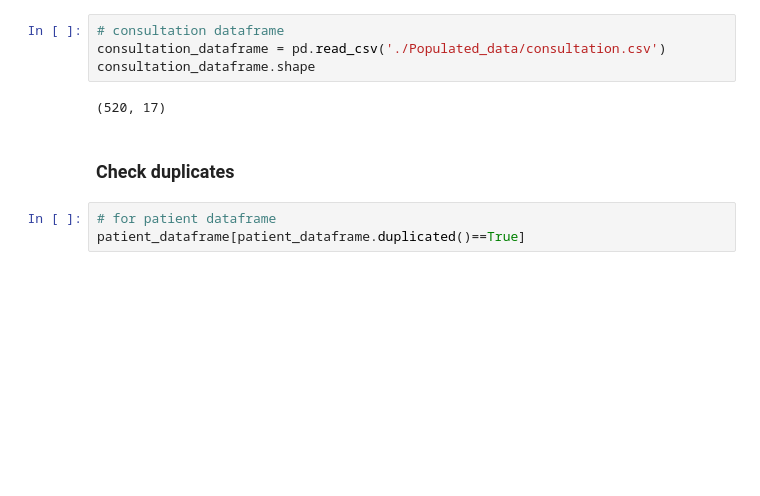
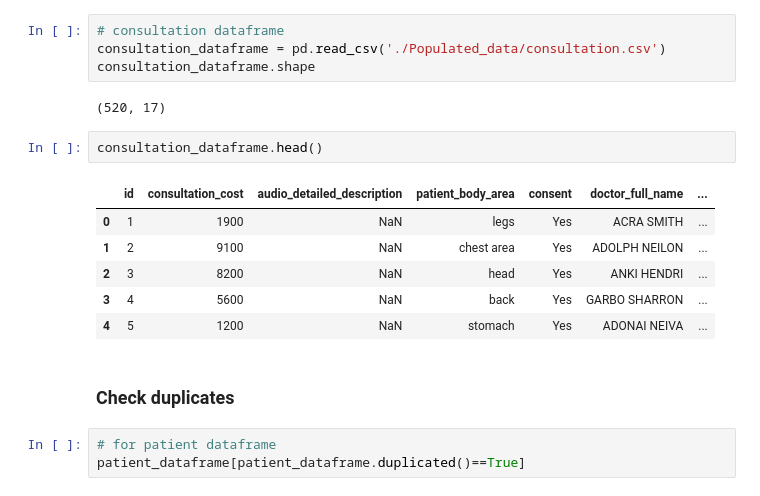
Before and after one commit to abelshif/Data-Science-Thesis_Predictive-Insurance-Model, a Jupyter notebook: Regression-analysis.ipynb, the cells around one changed output. Saved outputs shown, nothing was run; the diff lists cells and outputs as text; blank space fills up the shorter version.

```diff
--- a/Regression-analysis.ipynb
+++ b/Regression-analysis.ipynb
@@ -34,6 +54,15 @@ consultation_dataframe = pd.read_csv('./Populated_data/consultation.csv')
 consultation_dataframe.shape
 # %% [output]
 (520, 17)
+# %%
+consultation_dataframe.head()
+# %% [output]
+|  | id | consultation_cost | audio_detailed_description | patient_body_area | consent | doctor_full_name | ... |
+| 0 | 1 | 1900 | NaN | legs | Yes | ACRA SMITH | ... |
+| 1 | 2 | 9100 | NaN | chest area | Yes | ADOLPH NEILON | ... |
+| 2 | 3 | 8200 | NaN | head | Yes | ANKI HENDRI | ... |
+| 3 | 4 | 5600 | NaN | back | Yes | GARBO SHARRON | ... |
+| 4 | 5 | 1200 | NaN | stomach | Yes | ADONAI NEIVA | ... |
 # %% [markdown]
 ### Check duplicates
 # %%
```
Also changed, not shown: parts of 7 cells of this notebook.
